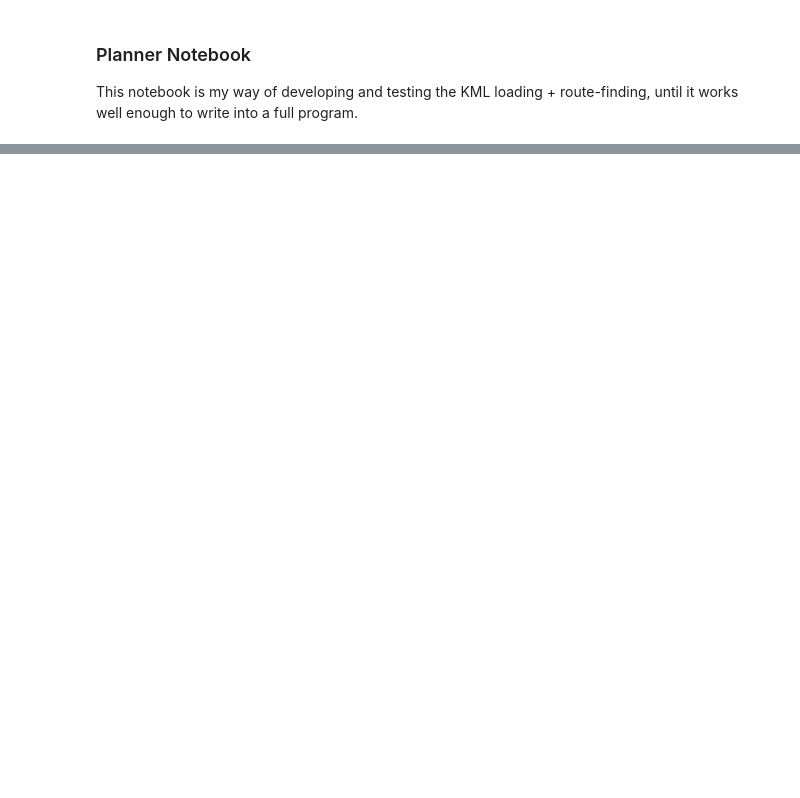
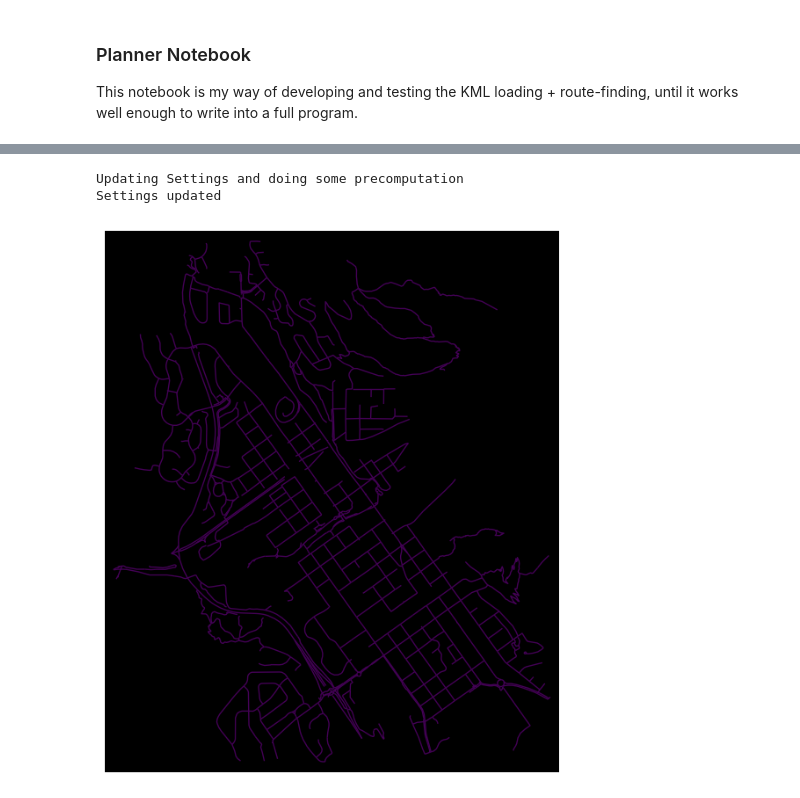
Before and after one commit to Hermanoid/wandrer_planner, a Jupyter notebook: aco_test.ipynb, the cells around one changed output, grey strips where cells are left out. Cells and saved outputs as stored; diff of their text form; code cells hidden in the pictures; blank space fills up the shorter version.

```diff
--- a/aco_test.ipynb
+++ b/aco_test.ipynb
@@ -103,0 +134,46 @@ list(zip(edges, desires))
+# %%
+# Time to get vizzy
+# (always the best part)
+settings.num_ants = 20
+settings.evaporation = 0.05
+colony.update_settings(settings)
+
+pher_cmap = mpl.cm.get_cmap("viridis")
+route_cmap = mpl.cm.get_cmap("rainbow")
+colony.reset()
+def show_frame(results:list[aco_algo.Ant.RunResult] | None=None):
+    pheromones = np.array(list(nx.get_edge_attributes(col_graph, "pheromone").values()))
+    params = {
+        "node_size": 0,
+        "edge_color": pher_cmap(pheromones),
+        "bgcolor": "black",
+        "show": False,
+    }
+    if results:
+        routes = [result.route for result in results]
+        route_colors = [route_cmap(i/len(routes)) for i in range(len(routes))]
+        fig, ax = ox.plot_graph_routes(col_graph, routes, **params, route_colors=route_colors)
+    else:
+        fig, ax = ox.plot_graph(col_graph, **params)
+    fig.canvas.draw()
+
+    # convert canvas to image
+    img = np.fromstring(fig.canvas.tostring_rgb(), dtype=np.uint8, sep='')
+    img  = img.reshape(fig.canvas.get_width_height()[::-1] + (3,))
+
+    # img is rgb, convert to opencv's default bgr
+    img = cv2.cvtColor(img,cv2.COLOR_RGB2BGR)
+    cv2.imshow("plot",img)
+    cv2.waitKey()
+
+
+show_frame()
+for i in range(10):
+    results = colony.run_iteration()
+    show_frame(results)
+
+cv2.destroyAllWindows()
+# %% [output]
+Updating Settings and doing some precomputation
+Settings updated
+[figure, added]
```
Also changed, not shown: parts of 12 cells of this notebook, 4 other files.
